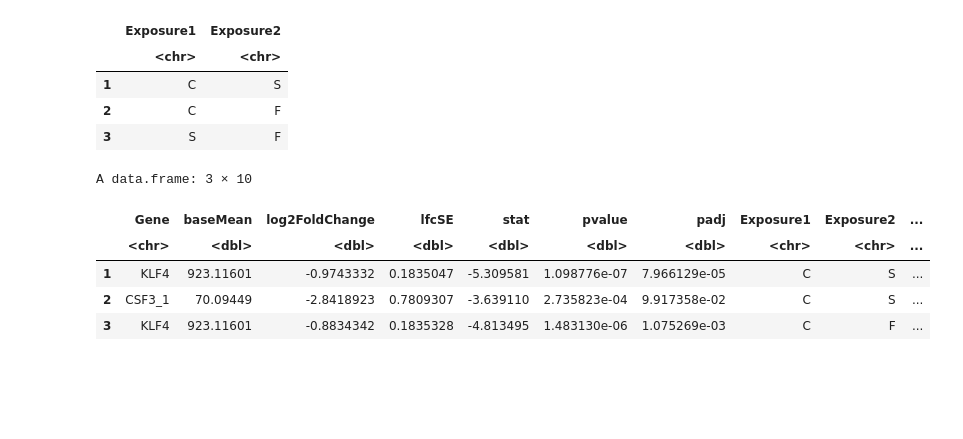
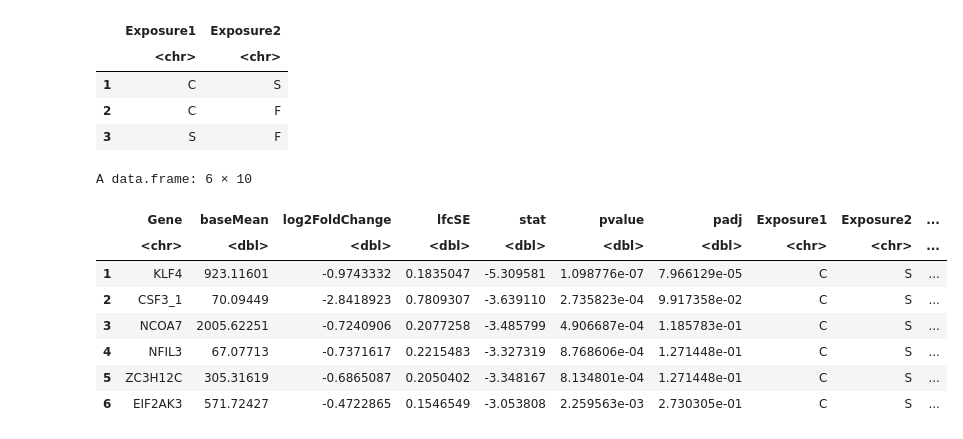
Before and after one commit to UNC-CEMALB/P1005_Miscellaneous-Analyses, a Jupyter notebook: P1005.4. Yael RNASeq Grant/Yael DESeq2.ipynb, the cells around one changed output. Saved outputs shown, nothing was run; the diff lists cells and outputs as text; code cells hidden in the pictures; blank space fills up the shorter version.

```diff
--- a/P1005.4. Yael RNASeq Grant/Yael DESeq2.ipynb
+++ b/P1005.4. Yael RNASeq Grant/Yael DESeq2.ipynb
@@ -151,7 +151,7 @@ logical   38520
 No duplicates. Now creating dataframes that are formatted for succeeding code, as well as DESeq2 functions.
 # %%
 # first creating a `coldata` object that contains all the metadata for each sample
-coldata = subject_info_df[,c(4:5,6:14)] %>%
+coldata = subject_info_df[,c(3:5,6:14)] %>%
     separate(Sample_ID, sep = "\\.", c("Sample_ID", NA)) %>%
     select(-Replicate) %>%
     unique()
@@ -416,7 +416,7 @@ length(gene_outliers)
 coldata$Disease_Status = factor(coldata$Disease_Status)
 coldata$Exposure = factor(coldata$Exposure)
 coldata$Sex = factor(coldata$Sex)
-coldata$Subject_ID = factor(coldata$Subject_ID)
+coldata$Subject_No = factor(coldata$Subject_No)
 # %%
 head(countdata)
 head(coldata)
@@ -542,13 +542,13 @@ CountsAboveBack_ds <- normcounts_ds[idx_ds,]
 nrow(CountsAboveBack_ds)
 
 idx_ds_sex <- rowSums(normcounts_ds_sex) > 1
-CountsAboveBack_ds_sex <- normcounts[idx_ds_sex,]
+CountsAboveBack_ds_sex <- normcounts_ds_sex[idx_ds_sex,]
 nrow(CountsAboveBack_ds_sex)
 
 # Also need to filter in the entire DESeq2 experiment
 dds <- dds[rowSums(counts(dds, normalized = TRUE)) > 1, ]
-dds_ds <- dds[rowSums(counts(dds_ds, normalized = TRUE)) > 1, ]
-dds_ds_sex <- dds[rowSums(counts(dds_ds_sex, normalized = TRUE)) > 1, ]
+dds_ds <- dds_ds[rowSums(counts(dds_ds, normalized = TRUE)) > 1, ]
+dds_ds_sex <- dds_ds_sex[rowSums(counts(dds_ds_sex, normalized = TRUE)) > 1, ]
 # %% [output]
 [1] 725
 [1] 725
@@ -602,33 +602,36 @@ statistical_results = function(dds_experiment, covariates){
         #Statistical output with multiple test correction by the default, BH (aka FDR)
         res <- results(dds_experiment, pAdjustMethod = "BH", contrast = c("Exposure", contrasts_df$Exposure1[i], contrasts_df$Exposure2[i]))
 
         # Exporting statistical results
         res_df = data.frame(res)[order(res$padj),]
         filtered_res_df = res_df %>%
             #filtering for only sig genes
-            filter(padj < 0.1) %>%
+            #filter(padj < 0.1) %>%
             # adding exposure comparisons
             mutate(Exposure1 = contrasts_df$Exposure1[i], Exposure2 = contrasts_df$Exposure2[i], Covariates = covariates) %>%
             rownames_to_column(var = "Gene")
 
         # saving results
         significant_genes_df = rbind(significant_genes_df, filtered_res_df)
 
       }
 
     return(significant_genes_df)
 }
 
 # calling function
 sig_genes_df = statistical_results(dds, "None")
 sig_genes_ds_df = statistical_results(dds_ds, "Disease Status")
 sig_genes_ds_sex_df = statistical_results(dds_ds_sex, "Disease Status + Sex")
 
 head(sig_genes_df)
 # %% [output]
-A data.frame: 3 × 10
+A data.frame: 6 × 10
 |  | Gene | baseMean | log2FoldChange | lfcSE | stat | pvalue | padj | Exposure1 | Exposure2 | ... |
 |  | <chr> | <dbl> | <dbl> | <dbl> | <dbl> | <dbl> | <dbl> | <chr> | <chr> | ... |
 | 1 | KLF4 | 923.11601 | -0.9743332 | 0.1835047 | -5.309581 | 1.098776e-07 | 7.966129e-05 | C | S | ... |
 | 2 | CSF3_1 | 70.09449 | -2.8418923 | 0.7809307 | -3.639110 | 2.735823e-04 | 9.917358e-02 | C | S | ... |
-| 3 | KLF4 | 923.11601 | -0.8834342 | 0.1835328 | -4.813495 | 1.483130e-06 | 1.075269e-03 | C | F | ... |
+| 3 | NCOA7 | 2005.62251 | -0.7240906 | 0.2077258 | -3.485799 | 4.906687e-04 | 1.185783e-01 | C | S | ... |
+| 4 | NFIL3 | 67.07713 | -0.7371617 | 0.2215483 | -3.327319 | 8.768606e-04 | 1.271448e-01 | C | S | ... |
+| 5 | ZC3H12C | 305.31619 | -0.6865087 | 0.2050402 | -3.348167 | 8.134801e-04 | 1.271448e-01 | C | S | ... |
+| 6 | EIF2AK3 | 571.72427 | -0.4722865 | 0.1546549 | -3.053808 | 2.259563e-03 | 2.730305e-01 | C | S | ... |
```
Also changed, not shown: parts of 12 cells of this notebook.
